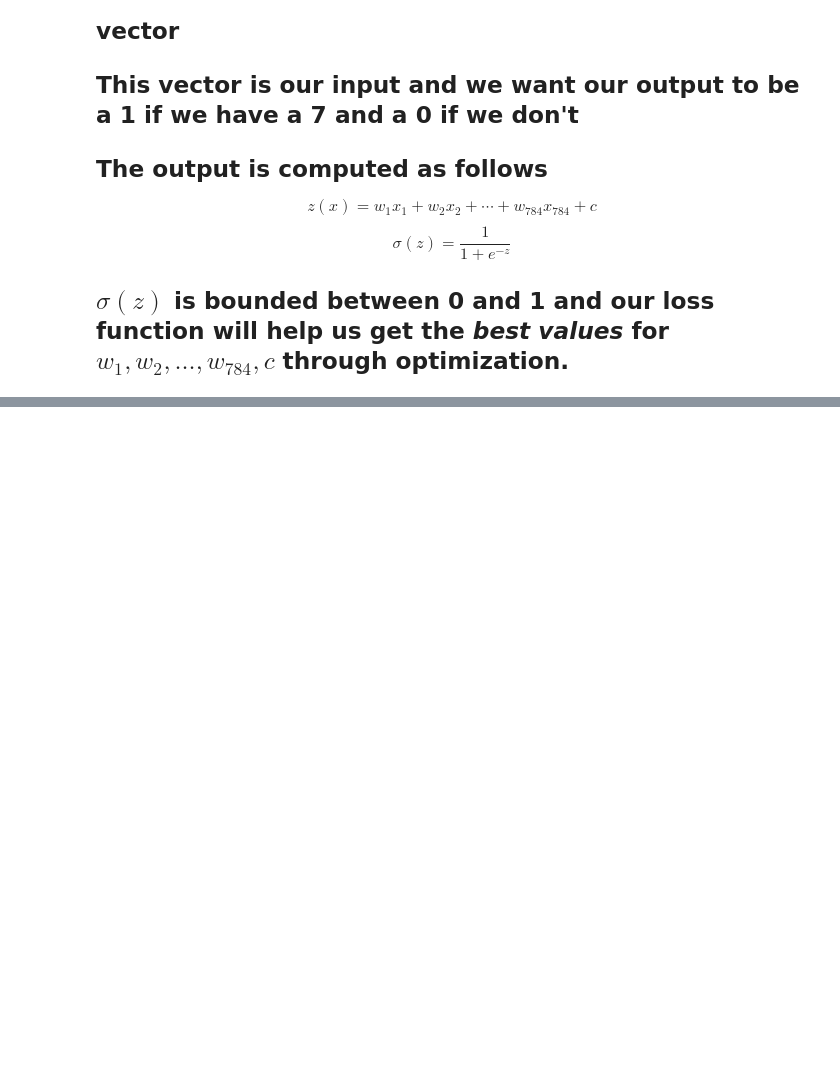
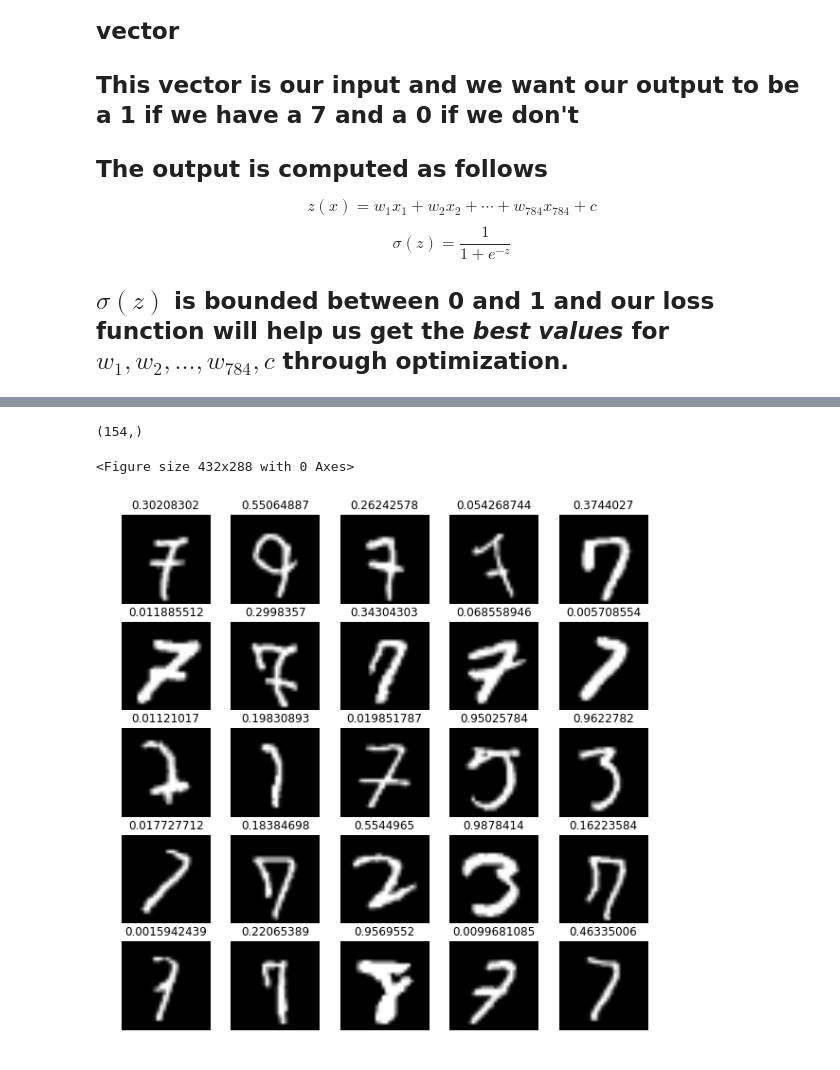
Before and after one commit to mjmoran123/mmc2019, a Jupyter notebook: ml_talk.ipynb, the cells around one changed output, grey strips where cells are left out. Saved outputs shown, nothing was run; the diff lists cells and outputs as text; code cells hidden in the pictures; blank space fills up the shorter version.

```diff
--- a/ml_talk.ipynb
+++ b/ml_talk.ipynb
@@ -406,0 +462,20 @@ $$ \sigma(z) = \frac{1}{1 + e^{-z}} $$
+# %%
+class_predictions = model.predict_classes(X_test_7)
+# %%
+wrong = np.where(class_predictions.flatten() != Y_test_7)
+# %%
+wrong[0].shape
+# %% [output]
+(154,)
+# %%
+plt.subplots_adjust(hspace=1)
+plt.figure(figsize=(10, 10))
+for i, n in enumerate(wrong[0][25:50]):
+    img = X_test[n]
+    plt.subplot(5,5,i + 1)
+    plt.title(predictions[n][0])
+    plt.axis('off')
+    plt.imshow(img, cmap='gray', interpolation='bilinear')
+# %% [output]
+<Figure size 432x288 with 0 Axes>
+[figure, added]
```
Also changed, not shown: parts of 24 cells of this notebook.
